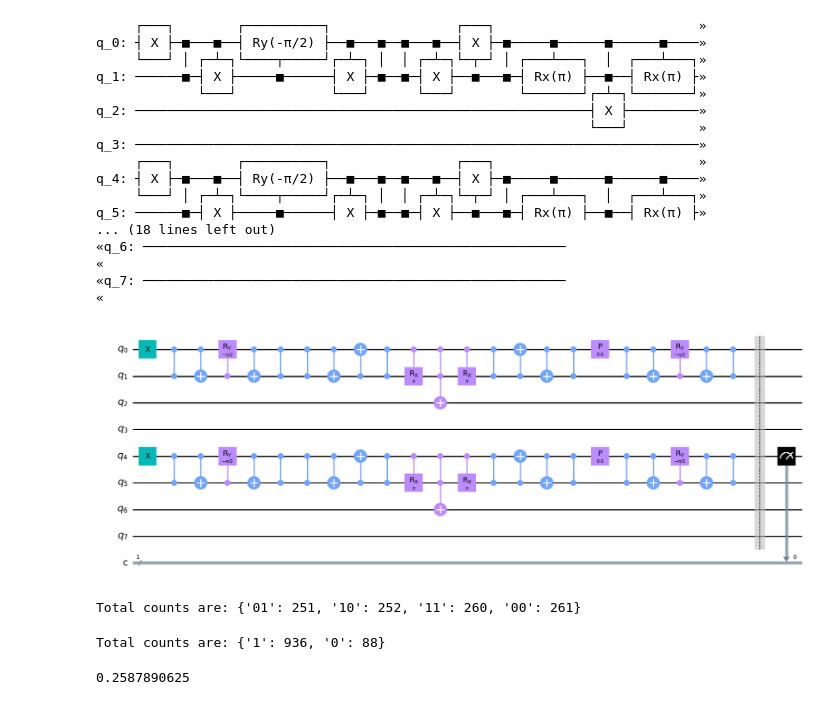
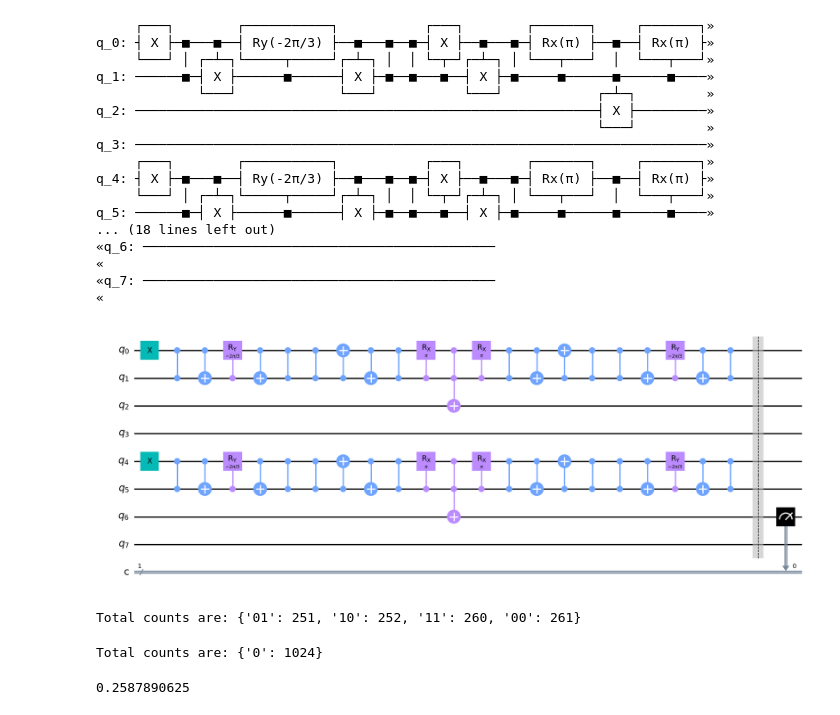
Before and after one commit to macintol/quantum-code, a Jupyter notebook: discreteProj.ipynb, the cells around one changed output. Cells and saved outputs as stored; diff of their text form; code cells hidden in the pictures.

Commit message:
Trying to measure what proj doing

```diff
--- a/discreteProj.ipynb
+++ b/discreteProj.ipynb
@@ -67,50 +67,50 @@ def add_proj_top(top_index, ancilla, cr):
 circuit = QuantumCircuit(8) #need 2N qubits in order to calculate the cost function at the end - 2 time steps and then 2 for a single interferometer
 
 circuit.x([0, 4]) #set up initial state, single photon in one waveguide
-add_beamsplitter(0, -1*math.pi/2, circuit) #first beam splitter
-add_beamsplitter(4, -1*math.pi/2, circuit)
-add_proj_bot(0, 2, circuit) #projector to test if photon has moved to second waveguide
-add_proj_bot(4, 6, circuit)
-circuit.p(0.6, 0) #add phase shift to one waveguide
-circuit.p(0.6, 4)
-add_beamsplitter(0, -1*math.pi/2, circuit) #second beam splitter
-add_beamsplitter(4, -1*math.pi/2, circuit)
+add_beamsplitter(0, -2*math.pi/3, circuit) #first beam splitter
+add_beamsplitter(4, -2*math.pi/3, circuit)
+add_proj_top(0, 2, circuit) #projector to test if photon has moved to second waveguide
+add_proj_top(4, 6, circuit)
+#circuit.p(0.6, 0) #add phase shift to one waveguide
+#circuit.p(0.6, 4)
+add_beamsplitter(0, -2*math.pi/3, circuit) #second beam splitter
+add_beamsplitter(4, -2*math.pi/3, circuit)
 #add_proj_top(0, 3, circuit) #second projector to test if photon is still in second waveguide
 #add_proj_top(4, 7, circuit)
 
 
 circuit.draw()
 # %% [output]
-     ┌───┐        ┌──────────┐                ┌───┐                          »
-q_0: ┤ X ├─■───■──┤ Ry(-π/2) ├──■───■──■───■──┤ X ├─■─────■──────■──────■────»
-     └───┘ │ ┌─┴─┐└────┬─────┘┌─┴─┐ │  │ ┌─┴─┐└─┬─┘ │ ┌───┴───┐  │  ┌───┴───┐»
-q_1: ──────■─┤ X ├─────■──────┤ X ├─■──■─┤ X ├──■───■─┤ Rx(π) ├──■──┤ Rx(π) ├»
-             └───┘            └───┘      └───┘        └───────┘┌─┴─┐└───────┘»
-q_2: ──────────────────────────────────────────────────────────┤ X ├─────────»
-                                                               └───┘         »
-q_3: ────────────────────────────────────────────────────────────────────────»
-     ┌───┐        ┌──────────┐                ┌───┐                          »
-q_4: ┤ X ├─■───■──┤ Ry(-π/2) ├──■───■──■───■──┤ X ├─■─────■──────■──────■────»
-     └───┘ │ ┌─┴─┐└────┬─────┘┌─┴─┐ │  │ ┌─┴─┐└─┬─┘ │ ┌───┴───┐  │  ┌───┴───┐»
-q_5: ──────■─┤ X ├─────■──────┤ X ├─■──■─┤ X ├──■───■─┤ Rx(π) ├──■──┤ Rx(π) ├»
+     ┌───┐        ┌───────────┐           ┌───┐        ┌───────┐     ┌───────┐»
+q_0: ┤ X ├─■───■──┤ Ry(-2π/3) ├──■───■──■─┤ X ├──■───■─┤ Rx(π) ├──■──┤ Rx(π) ├»
+     └───┘ │ ┌─┴─┐└─────┬─────┘┌─┴─┐ │  │ └─┬─┘┌─┴─┐ │ └───┬───┘  │  └───┬───┘»
+q_1: ──────■─┤ X ├──────■──────┤ X ├─■──■───■──┤ X ├─■─────■──────■──────■────»
+             └───┘             └───┘           └───┘            ┌─┴─┐         »
+q_2: ───────────────────────────────────────────────────────────┤ X ├─────────»
+                                                                └───┘         »
+q_3: ─────────────────────────────────────────────────────────────────────────»
+     ┌───┐        ┌───────────┐           ┌───┐        ┌───────┐     ┌───────┐»
+q_4: ┤ X ├─■───■──┤ Ry(-2π/3) ├──■───■──■─┤ X ├──■───■─┤ Rx(π) ├──■──┤ Rx(π) ├»
+     └───┘ │ ┌─┴─┐└─────┬─────┘┌─┴─┐ │  │ └─┬─┘┌─┴─┐ │ └───┬───┘  │  └───┬───┘»
+q_5: ──────■─┤ X ├──────■──────┤ X ├─■──■───■──┤ X ├─■─────■──────■──────■────»
 ... (18 lines left out)
-«q_6: ──────────────────────────────────────────────────────
+«q_6: ─────────────────────────────────────────────
 «
-«q_7: ──────────────────────────────────────────────────────
+«q_7: ─────────────────────────────────────────────
 «
 # %%
 #measurement test circuit to see if the interferometer works as intended
 measTest = QuantumCircuit(8, 1) #8 qubits, and 4 classical bits to record outcome
 measTest.barrier(range(8)) #just draws a barrier on the circuit
 
-measTest.measure([4], range(1)) #add the two measurements, just gonna check the bottom one bc the two are identical
+measTest.measure([6], range(1)) #add the two measurements, just gonna check the bottom one bc the two are identical
 
 #smooshing together the acutal circuit and the measurements on the end
 qcTest = measTest.compose(circuit, range(8), front=True)
 
 qcTest.draw('mpl')
 # %% [output]
-[figure, old version]
+[figure, new version]
 # %%
 #making a new circuit for the cost function that we'll measure
 measPartial = QuantumCircuit(8, 2) #8 qubits, and 4 classical bits to record outcome
@@ -201,7 +201,7 @@ print("\nTotal counts are:",counts_test)
 #print("\n0's percentage:",counts_test['0']/1024)
 #print(len(counts_test))
 # %% [output]
-Total counts are: {'1': 936, '0': 88}
+Total counts are: {'0': 1024}
 # %%
 fails = {'0101', '0111', '1010', '1011', '1101', '1110'}
 shots = 1024
```
